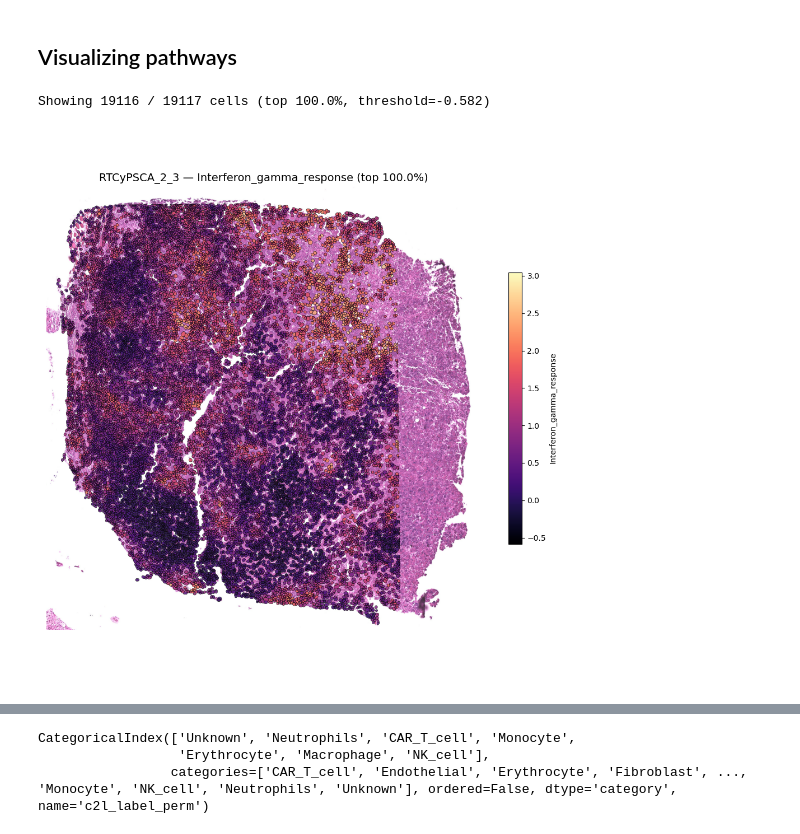
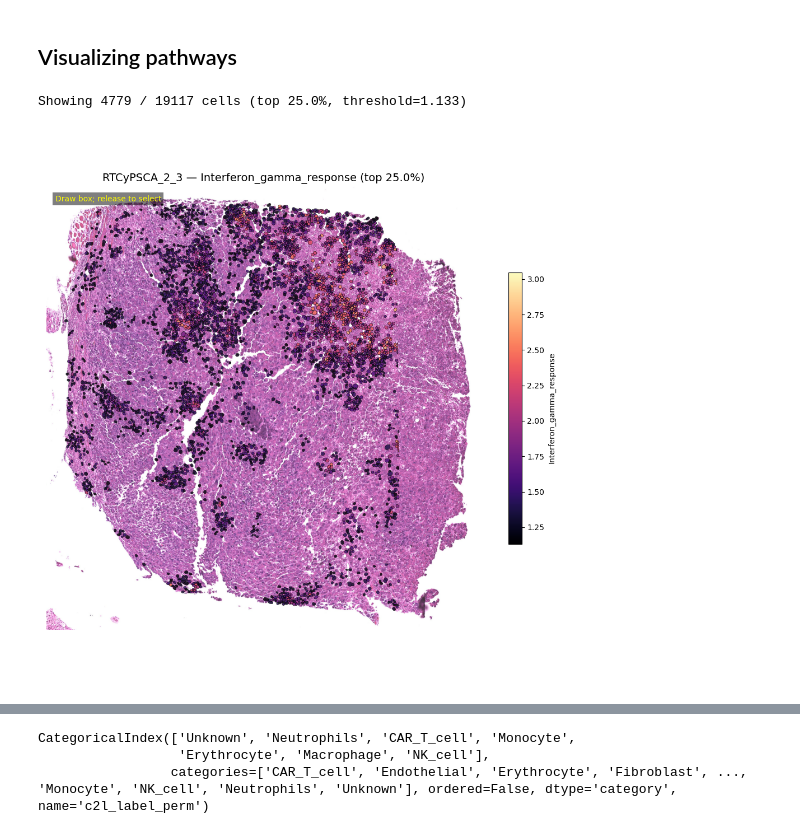
Before and after one commit to Li-Lab-COH/Spatial_CAR_T, a Jupyter notebook: Selection_Analysis/Pathway_Visualization.ipynb, the cells around one changed output, grey strips where cells are left out. Cells and saved outputs as stored; diff of their text form; code cells hidden in the pictures.

```diff
--- a/Selection_Analysis/Pathway_Visualization.ipynb
+++ b/Selection_Analysis/Pathway_Visualization.ipynb
@@ -175,7 +166,7 @@ def onselect(eclick, erelease):
 tissue_name   = "RTCyPSCA_2_3"
 pathway_score = "Interferon_gamma_response"
 cmap          = "magma"
-top_quantile  = 1       # show only top 7.5% of scores
+top_quantile  = 0.25      # show only top 7.5% of scores
 he_alpha      = 0.8     # H&E image transparency
 shrink        = 1       # how much to shrink the polygons
 
@@ -199,9 +190,18 @@ shapes["geometry"] = shapes["geometry"].apply(
 )
 
 # --- Merge scores to shapes df ---
+
 mask  = adata.obs["tissue"] == tissue_name
 a_sub = adata[mask]
 shapes = shapes.join(a_sub.obs[[pathway_score]], how="left")
+
+state = {"sel": np.zeros(a_sub.n_obs, dtype=bool)}
+
+# --- Centroids for this tissue in shared coordinate space ---
+tissue_obs_index = a_sub.obs_names
+raw_coords    = adata.obsm["spatial"][adata.obs["tissue"] == tissue_name]
+coords_shared = raw_coords * scale   # → shared space (same as axes coords)
+
 
 # --- Filter to top quantile only ---
 threshold = shapes[pathway_score].quantile(1-top_quantile)
@@ -216,35 +216,42 @@ fig, ax = plt.subplots(figsize=(10, 10))
 
 img_rgb = np.transpose(image, (1, 2, 0))
 h, w = img_rgb.shape[:2]
 ax.imshow(img_rgb, extent=[tx, tx + w, ty + h, ty], origin="upper", alpha=he_alpha)
 
 shapes_top.plot(
     column=pathway_score,
     cmap=cmap,
     ax=ax,
     alpha=0.8,
     # - outline colors
     edgecolor="black",
     linewidth=0.5,
     legend=True,
     legend_kwds={"label": pathway_score, "shrink": 0.5}
 )
 
 ax.set_title(f"{tissue_name} — {pathway_score} (top {top_quantile*100:.1f}%)", fontsize=14)
 ax.axis("off")
 plt.tight_layout()
 
 # --- Interactive selection ---
+
+status = ax.text(
+    0.02, 0.98, "Draw box; release to select",
+    transform=ax.transAxes, va="top", color="yellow",
+    bbox=dict(facecolor="black", alpha=0.5, pad=3, edgecolor="none")
+)
+
 rect = RectangleSelector(
     ax, onselect,
     button=[1], interactive=True, useblit=False,
     props=dict(edgecolor="yellow", facecolor="none", linewidth=2)
 )
 
 plt.show()
 # %% [output]
-Showing 19116 / 19117 cells (top 100.0%, threshold=-0.582)
+Showing 4779 / 19117 cells (top 25.0%, threshold=1.133)
-[figure, old version]
+[figure, new version]
 # %%
 assert state["sel"].any(), "Draw a selection box first"
 
```
Also changed, not shown: parts of 5 cells of this notebook, 1 other file.
